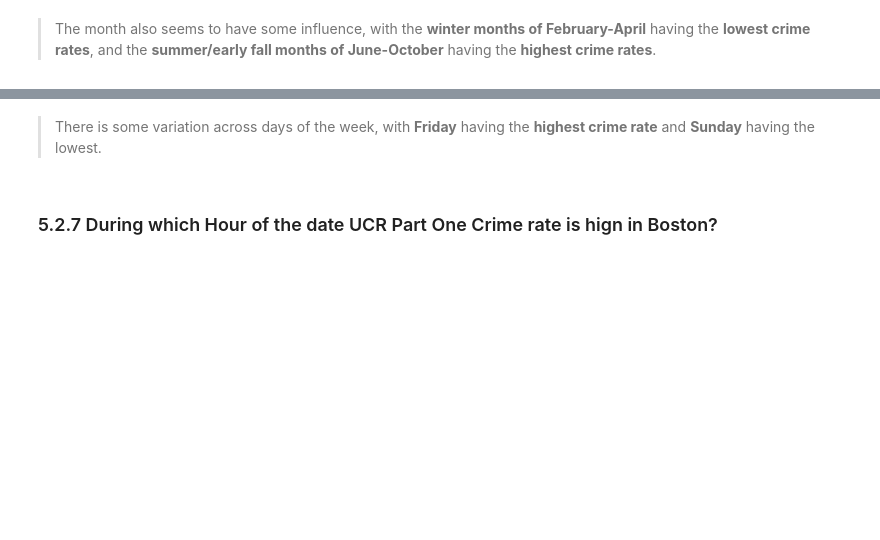
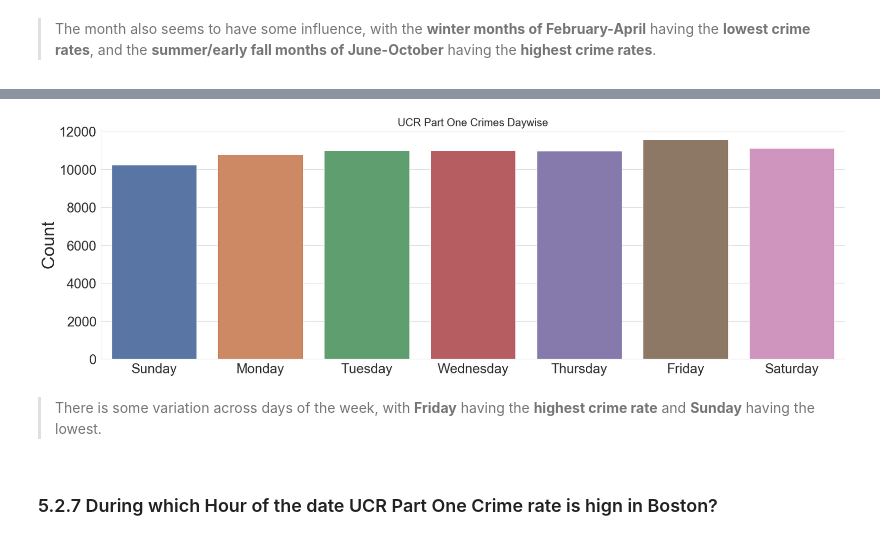
Before and after one commit to urvipasad/Exploratory-Data-Analysis-and-Data-Visualations, a Jupyter notebook: Boston Crime Data/eda-on-crimes-in-boston.ipynb, the cells around one changed output, grey strips where cells are left out. Drawn from its saved outputs; the diff is of its cells as text; code cells hidden in the pictures; blank space fills up the shorter version.

```diff
--- a/Boston Crime Data/eda-on-crimes-in-boston.ipynb
+++ b/Boston Crime Data/eda-on-crimes-in-boston.ipynb
@@ -519,9 +571,14 @@ plt.ylabel('Count', fontsize=40)
 # %%
-sns.catplot(x='Day_Of_Week',kind='count',height=8,aspect=3,data=dfUCRPartone)
+order = ["Sunday", "Monday", "Tuesday", "Wednesday", "Thursday", "Friday", "Saturday"]
+sns.catplot(x='Day_Of_Week',kind='count',height=8,aspect=3,data=dfUCRPartone, order = order)
 plt.xticks(size=30)
 plt.yticks(size=30)
 plt.xlabel('')
 plt.ylabel('Count', fontsize=40)
+plt.title('UCR Part One Crimes Daywise', fontsize = 24)
+plt.savefig('EDA Plots Images\\UCR Part One Crimes Daywise', bbox_inches = 'tight')
+# %% [output]
+[figure, added]
 # %% [markdown]
  > There is some variation across days of the week, with **Friday** having the **highest crime rate** and **Sunday** having the lowest.
 # %% [markdown]
```
Also changed, not shown: parts of 27 cells of this notebook.
